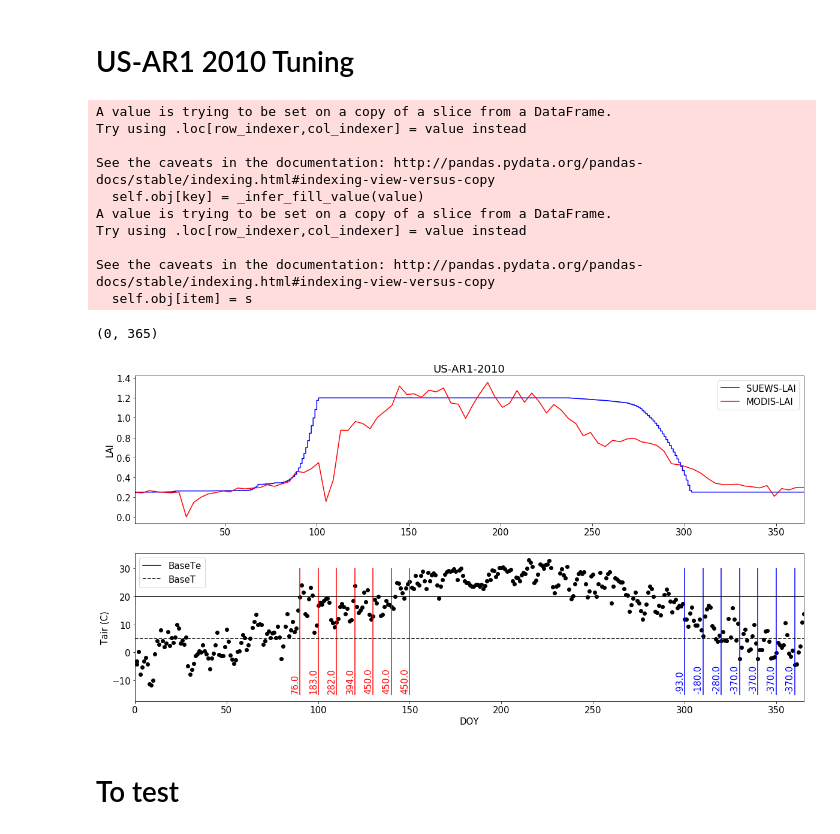
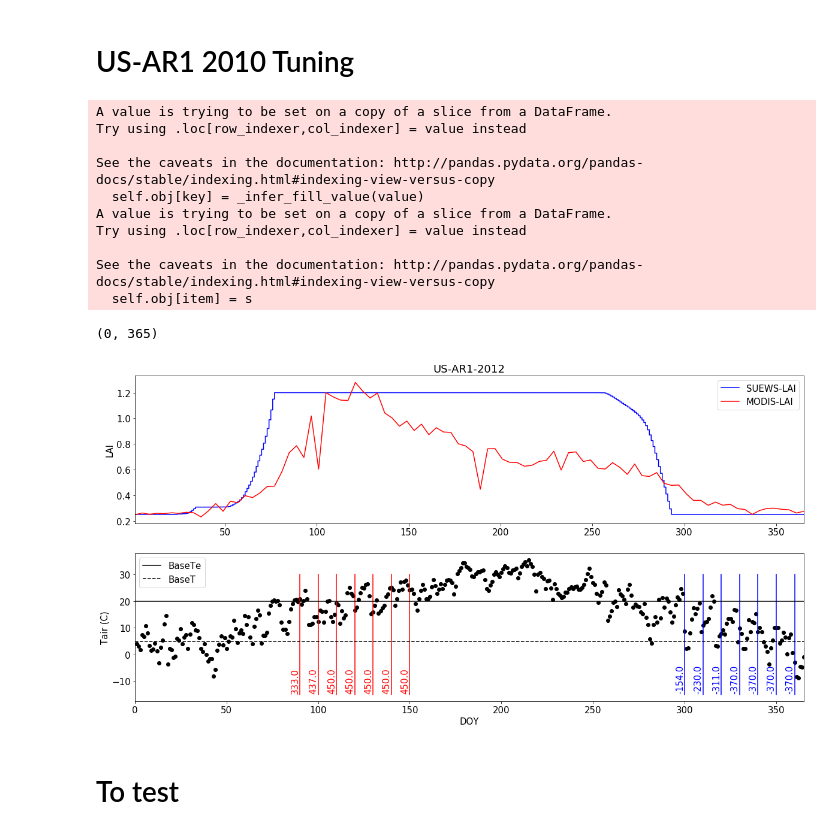
Before and after one commit to Urban-Meteorology-Reading/SUEWS_parameters, a Jupyter notebook: LAI_Grass.ipynb, the cells around one changed output. Cells and saved outputs as stored; diff of their text form; code cells hidden in the pictures.

```diff
--- a/LAI_Grass.ipynb
+++ b/LAI_Grass.ipynb
@@ -33,7 +33,7 @@ def modify_attr(df_state_init,df):
 
     df_state_init.loc[:,'laimin']=[0.75,0.5,.75]
     df_state_init.loc[:,'laimax']=[2.2,5,2]
-    df_state_init.loc[:,'gddfull']=[200,200,200]
+    df_state_init.loc[:,'gddfull']=[450,450,450]
     df_state_init.loc[:,'sddfull']=[-370,-370,-370]
     df_state_init.loc[:,'basete']=[27,27,27]
     df_state_init.loc[:,'baset']=[5,5,5]
@@ -297,7 +298,7 @@ def modify_attr(df_state_init,df):
 
 
 name='US-AR1'
-year=2010
+year=2012
 
 df_output,df_state_final,df_state_init,df_period,grid,df_forcing_run = read_data(year,name)
 lai_model,GDD_model,SDD_model,Tair=calc_vars(df_output,grid,df_forcing_run)
@@ -320,34 +321,34 @@ plt.scatter(Tair.DOY,Tair.Tair,color='k')
 max_y=30
 for gdd_day in [90,100,110,120,130,140,150]:
     a=GDD_model[GDD_model.DOY==gdd_day].GDD1_g
     plt.plot([gdd_day,gdd_day],[-15,max_y],color='r')
     plt.annotate(str(np.round(a.values[0],0)),(gdd_day-5,-14),color='r',rotation=90)
 
 
 for sdd_day in [300,310,320,330,340,350,360]:
     a=SDD_model[SDD_model.DOY==sdd_day].GDD2_s
     plt.plot([sdd_day,sdd_day],[-15,max_y],color='b')
     plt.annotate(str(np.round(a.values[0],0)),(sdd_day-5,-14),color='b',rotation=90)
 
 ax.plot([0,365],[df_state_init.basete.iloc[0][0],df_state_init.basete.iloc[0][0]],label='BaseTe',color='k')
 ax.plot([0,365],[df_state_init.baset.iloc[0][0],df_state_init.baset.iloc[0][0]],'--k',label='BaseT')
 ax.legend()
 plt.ylabel('Tair (C)')
 plt.xlabel('DOY')
 ax.set_xlim(left=0,right=365)
 # %% [output]
 A value is trying to be set on a copy of a slice from a DataFrame.
 Try using .loc[row_indexer,col_indexer] = value instead
 
 See the caveats in the documentation: http://pandas.pydata.org/pandas-docs/stable/indexing.html#indexing-view-versus-copy
   self.obj[key] = _infer_fill_value(value)
 A value is trying to be set on a copy of a slice from a DataFrame.
 Try using .loc[row_indexer,col_indexer] = value instead
 
 See the caveats in the documentation: http://pandas.pydata.org/pandas-docs/stable/indexing.html#indexing-view-versus-copy
   self.obj[item] = s
 (0, 365)
-[figure, old version]
+[figure, new version]
 # %% [markdown]
 # To test
 # %%
```
Also changed, not shown: parts of 3 cells of this notebook, 58 other files.
